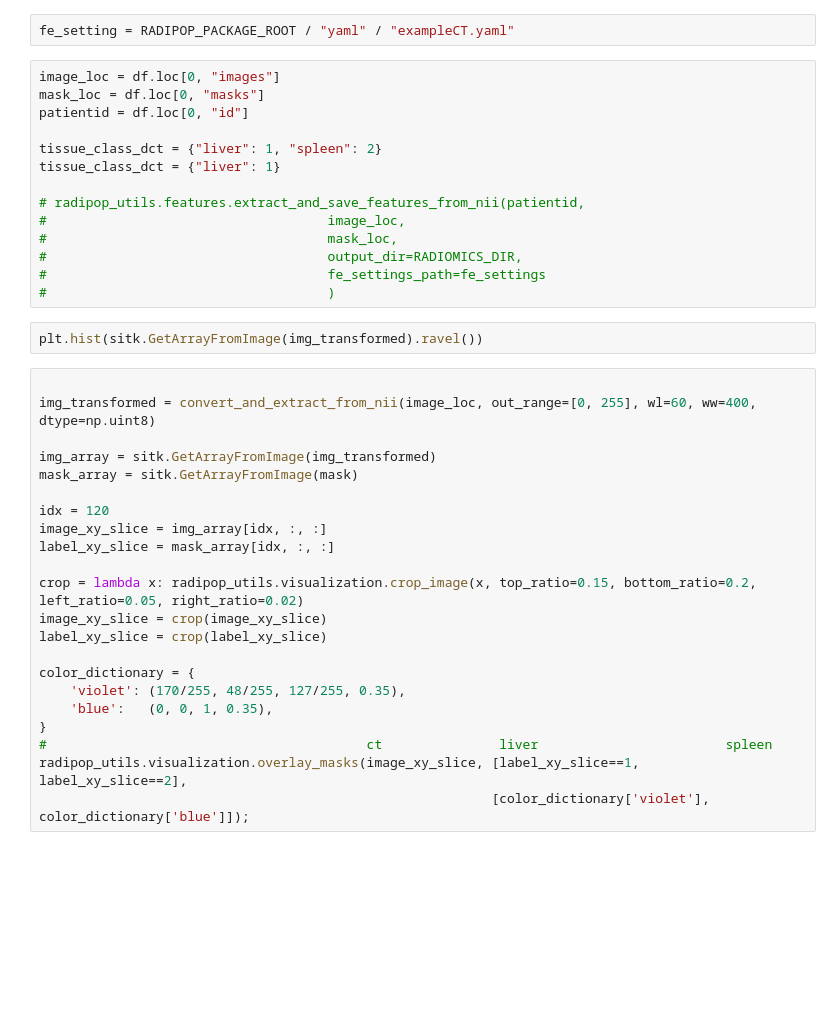
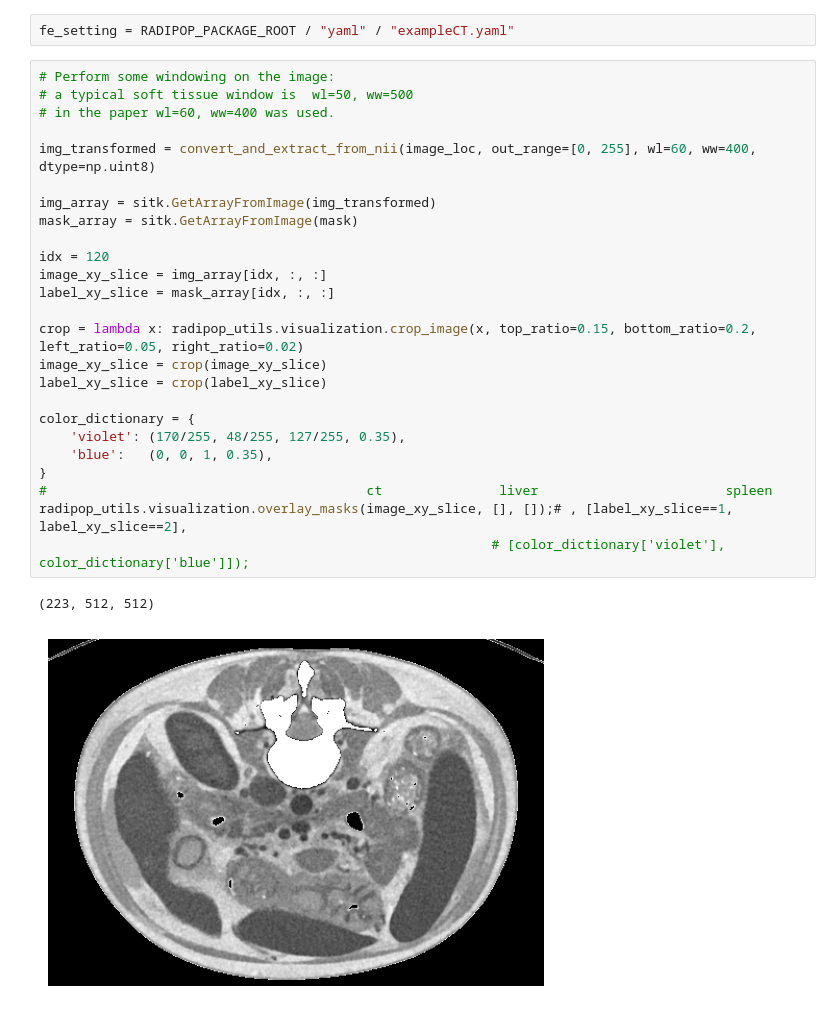
Before and after one commit to mlwatzenboeck/RADIPOP, a Jupyter notebook: notebooks/CW_extract_features.ipynb, the cells around one changed output. Saved outputs shown, nothing was run; the diff lists cells and outputs as text; blank space fills up the shorter version.

```diff
--- a/notebooks/CW_extract_features.ipynb
+++ b/notebooks/CW_extract_features.ipynb
@@ -131,40 +144,30 @@ radipop_utils.visualization.overlay_masks(image_xy_slice, [label_xy_slice==1,
 # %%
 fe_setting = RADIPOP_PACKAGE_ROOT / "yaml" / "exampleCT.yaml"
-# %%
-image_loc = df.loc[0, "images"]
-mask_loc = df.loc[0, "masks"]
-patientid = df.loc[0, "id"]
-
-tissue_class_dct = {"liver": 1, "spleen": 2}
-tissue_class_dct = {"liver": 1}
-
-# radipop_utils.features.extract_and_save_features_from_nii(patientid,
-#                                    image_loc,
-#                                    mask_loc,
-#                                    output_dir=RADIOMICS_DIR,
-#                                    fe_settings_path=fe_settings
-#                                    )
-# %%
-plt.hist(sitk.GetArrayFromImage(img_transformed).ravel())
 # %%
+# Perform some windowing on the image:
+# a typical soft tissue window is  wl=50, ww=500
+# in the paper wl=60, ww=400 was used.
 
 img_transformed = convert_and_extract_from_nii(image_loc, out_range=[0, 255], wl=60, ww=400, dtype=np.uint8)
 
 img_array = sitk.GetArrayFromImage(img_transformed)
 mask_array = sitk.GetArrayFromImage(mask)
 
 idx = 120
 image_xy_slice = img_array[idx, :, :]
 label_xy_slice = mask_array[idx, :, :]
 
 crop = lambda x: radipop_utils.visualization.crop_image(x, top_ratio=0.15, bottom_ratio=0.2, left_ratio=0.05, right_ratio=0.02)
 image_xy_slice = crop(image_xy_slice)
 label_xy_slice = crop(label_xy_slice)
 
 color_dictionary = {
     'violet': (170/255, 48/255, 127/255, 0.35),
     'blue':   (0, 0, 1, 0.35),
 }
 #                                         ct               liver                        spleen
-radipop_utils.visualization.overlay_masks(image_xy_slice, [label_xy_slice==1,           label_xy_slice==2],
-                                                          [color_dictionary['violet'],  color_dictionary['blue']]);
+radipop_utils.visualization.overlay_masks(image_xy_slice, [], []);# , [label_xy_slice==1,           label_xy_slice==2],
+                                                          # [color_dictionary['violet'],  color_dictionary['blue']]);
+# %% [output]
+(223, 512, 512)
+[figure, added]
```
Also changed, not shown: parts of 3 cells of this notebook, 1 other file.
